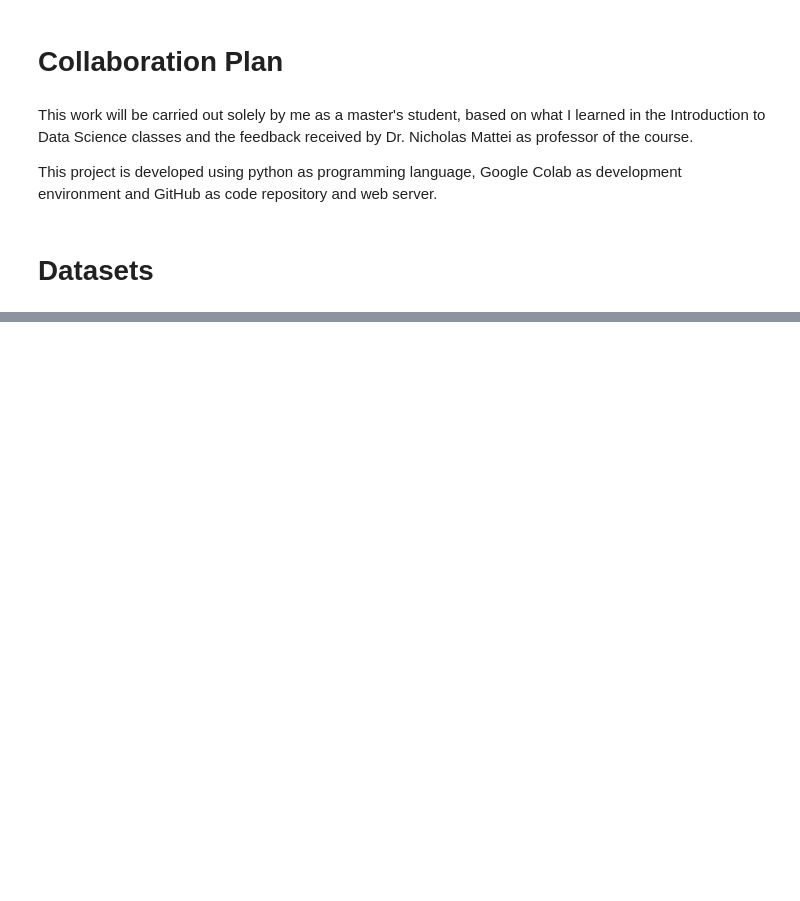
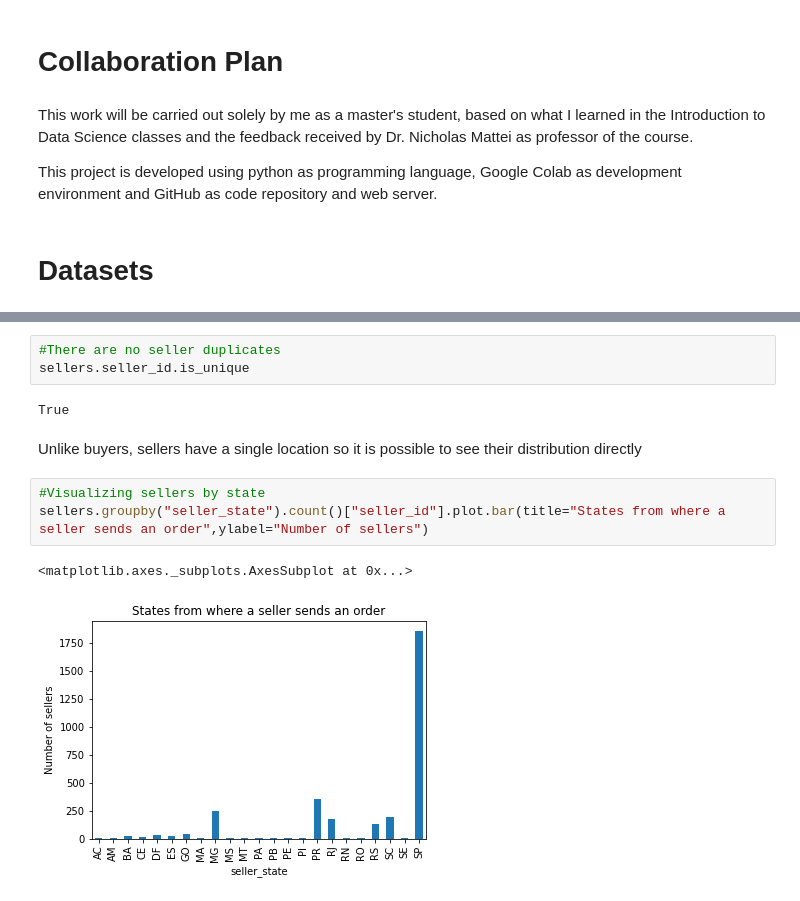
Before and after one commit to lpenuelac/lpenuelac.github.io, a Jupyter notebook: notebook/Project.ipynb, the cells around one changed output, grey strips where cells are left out. Drawn from its saved outputs; the diff is of its cells as text; blank space fills up the shorter version.

```diff
--- a/notebook/Project.ipynb
+++ b/notebook/Project.ipynb
@@ -44,0 +166,13 @@ There are eight datasets with the following data:
+# %%
+#There are no seller duplicates
+sellers.seller_id.is_unique
+# %% [output]
+True
+# %% [markdown]
+Unlike buyers, sellers have a single location so it is possible to see their distribution directly
+# %%
+#Visualizing sellers by state
+sellers.groupby("seller_state").count()["seller_id"].plot.bar(title="States from where a seller sends an order",ylabel="Number of sellers")
+# %% [output]
+<matplotlib.axes._subplots.AxesSubplot at 0x...>
+[figure, added]
```
Also changed, not shown: parts of 28 cells of this notebook, 1 other file.
